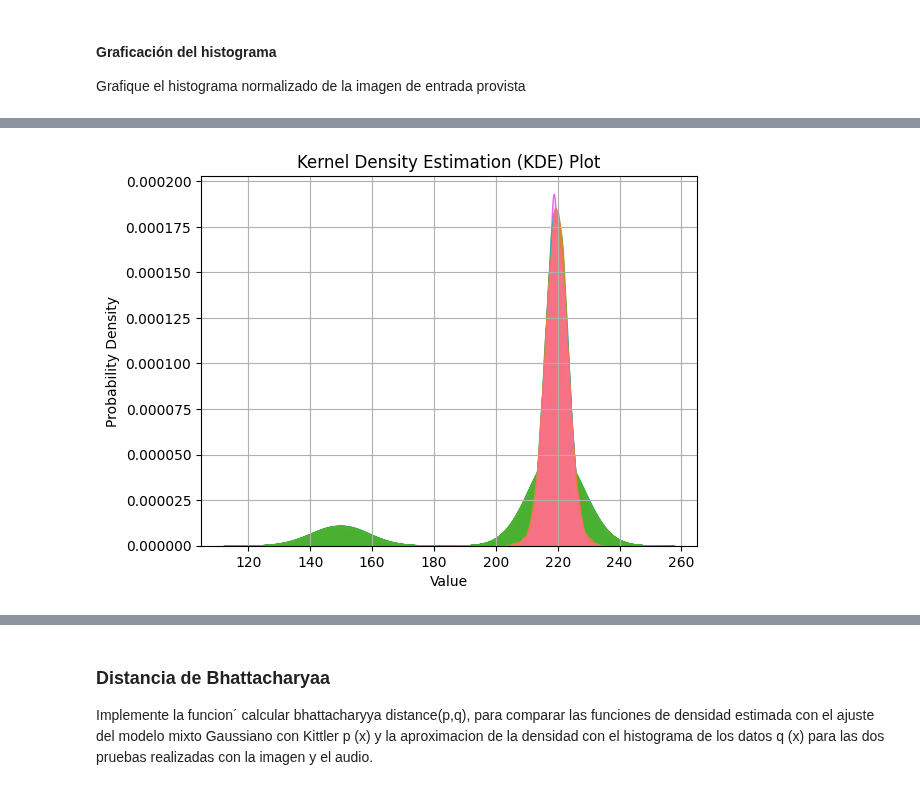
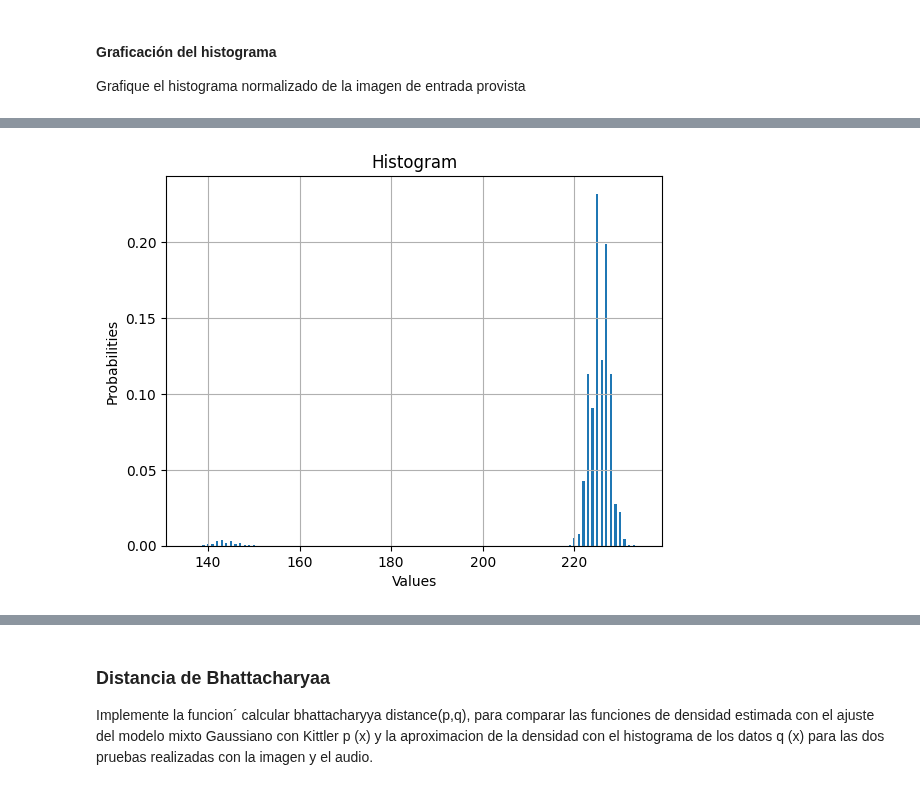
Before and after one commit to mantofer02/DataScienceBootcamp, a Jupyter notebook: FUNDATEC/Estadistica/New/Tareas/TP0.ipynb, the cells around one changed output, grey strips where cells are left out. Drawn from its saved outputs; the diff is of its cells as text; code cells hidden in the pictures.

```diff
--- a/FUNDATEC/Estadistica/New/Tareas/TP0.ipynb
+++ b/FUNDATEC/Estadistica/New/Tareas/TP0.ipynb
@@ -86,18 +84,18 @@ plt.show()
+# %%
+hist_x, pdf_y = plot_histogram(data, pdf=True)
+# %% [output]
+[figure, added]
 # %%
 import torch
-import numpy as np
 import seaborn as sns
 import matplotlib.pyplot as plt
 
-# Assuming you have a PyTorch tensor called 'data_tensor'
-data_np = data_tensor.numpy()
 
-# Create a KDE plot
-sns.kdeplot(data_np, fill=True, legend=False)
-plt.xlabel('Value')
-plt.ylabel('Probability Density')
-plt.title('Kernel Density Estimation (KDE) Plot')
-plt.grid(True)
-plt.show()
+def plot_kde(data_tensor, title='Kernel Density Estimation (KDE) Plot'):
+    data_np = data_tensor.numpy()
+    sns.kdeplot(data_np, fill=True, legend=False)
+    plt.xlabel('Value')
+    plt.ylabel('Probability Density')
+    plt.title(title)
+    plt.grid(True)
+    plt.show()
-# %% [output]
-[figure, removed]
```
Also changed, not shown: parts of 8 cells of this notebook, 1 other file.
